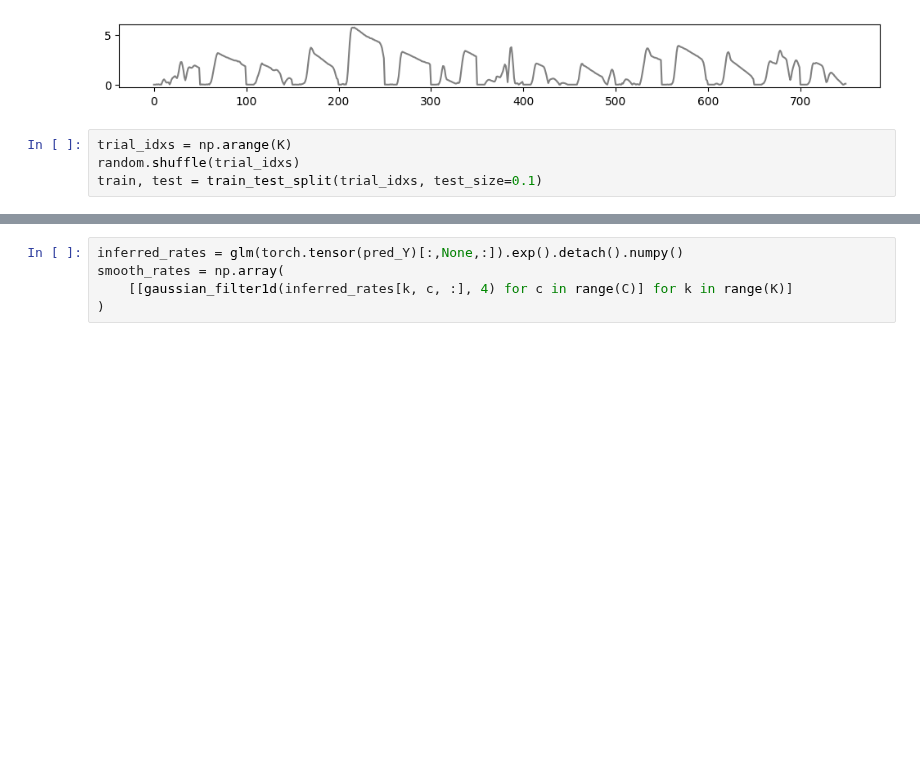
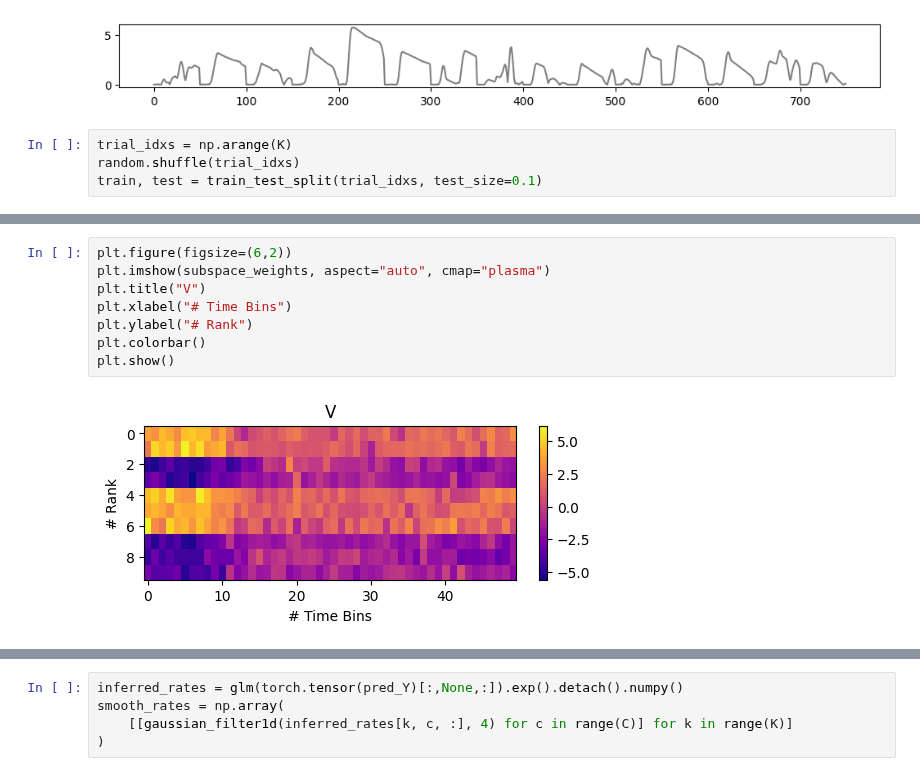
Before and after one commit to yzhang511/neural_decoding, a Jupyter notebook: notebooks/joint_neural_behavior_glm.ipynb, the cells around one changed output, grey strips where cells are left out. Saved outputs shown, nothing was run; the diff lists cells and outputs as text; blank space fills up the shorter version.

```diff
--- a/notebooks/joint_neural_behavior_glm.ipynb
+++ b/notebooks/joint_neural_behavior_glm.ipynb
@@ -133,0 +162,10 @@ pred_Y = pred_Y.reshape(len(smooth_X), T)
+# %%
+plt.figure(figsize=(6,2))
+plt.imshow(subspace_weights, aspect="auto", cmap="plasma")
+plt.title("V")
+plt.xlabel("# Time Bins")
+plt.ylabel("# Rank")
+plt.colorbar()
+plt.show()
+# %% [output]
+[figure, added]
```
Also changed, not shown: parts of 20 cells of this notebook.
